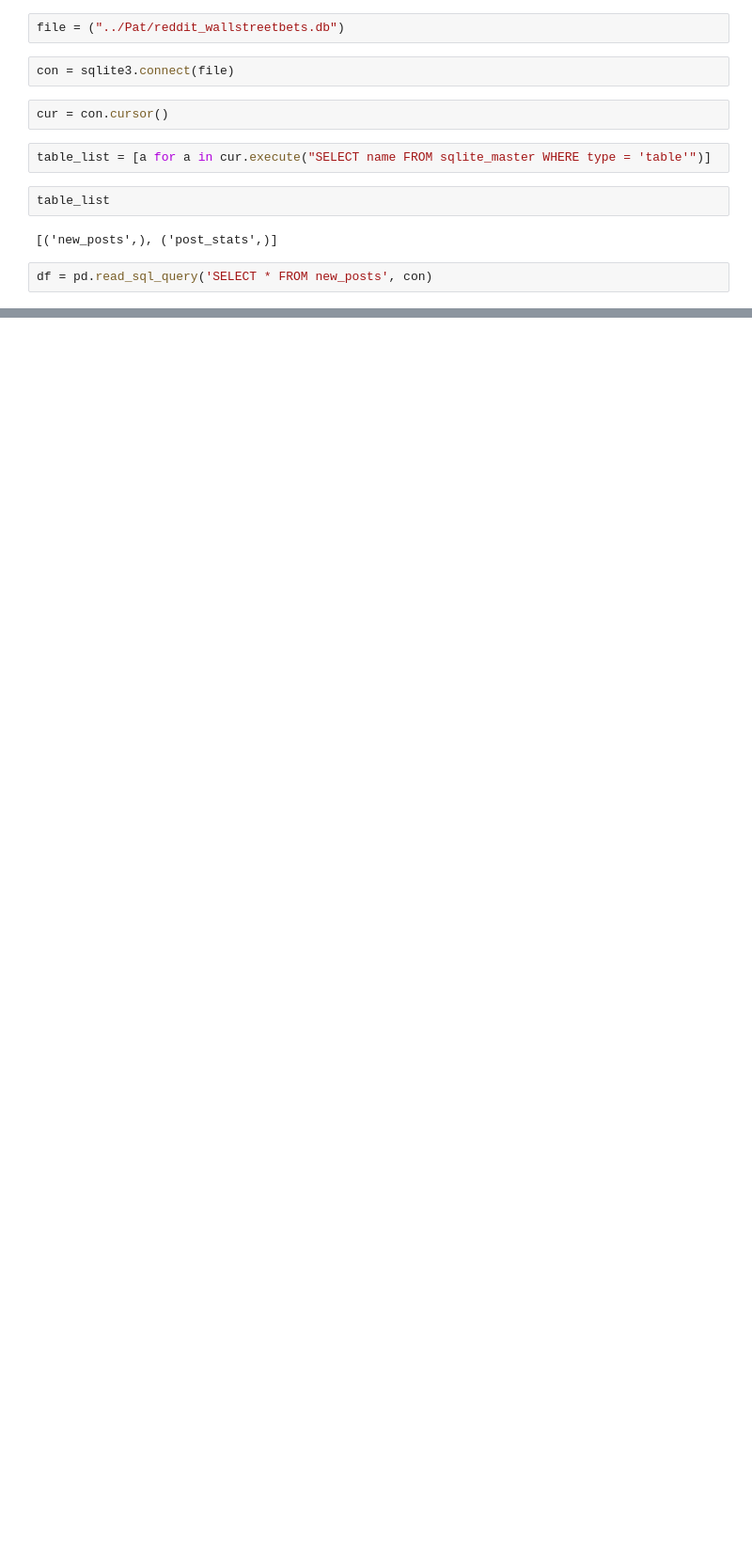
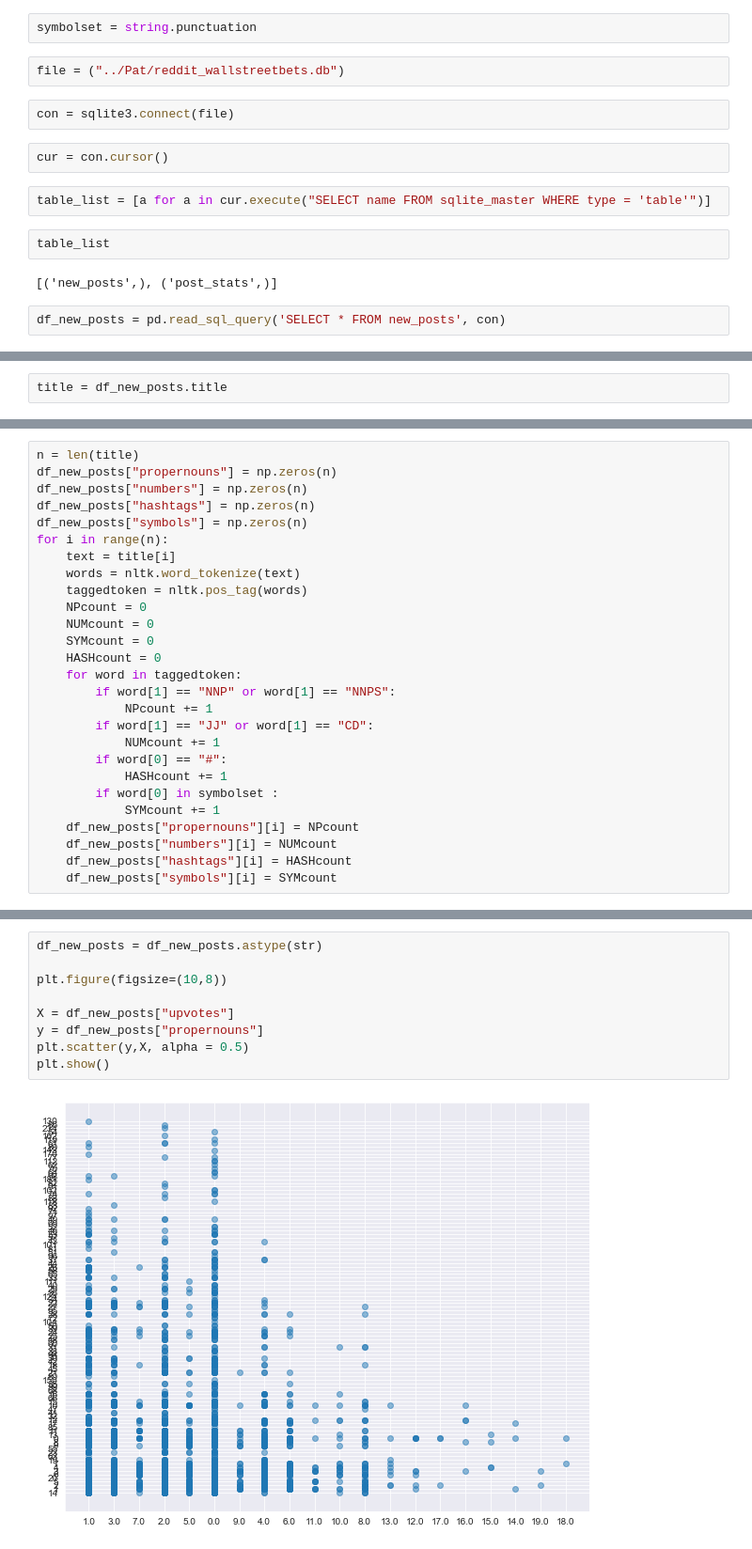
Before and after one commit to mathjkim/gazelle-erdos-fall2021, a Jupyter notebook: Jimin/open Pat's data.ipynb, the cells around one changed output, grey strips where cells are left out. Shown at 94% size. Cells and saved outputs as stored; diff of their text form; blank space fills up the shorter version.

Commit message:
count words

```diff
--- a/Jimin/open Pat's data.ipynb
+++ b/Jimin/open Pat's data.ipynb
@@ -4,3 +24,5 @@ import pandas as pd
+# %%
+symbolset = string.punctuation
 # %%
 file = ("../Pat/reddit_wallstreetbets.db")
 # %%
@@ -14,5 +36,5 @@ table_list
 # %% [output]
 [('new_posts',), ('post_stats',)]
 # %%
-df = pd.read_sql_query('SELECT * FROM new_posts', con)
+df_new_posts = pd.read_sql_query('SELECT * FROM new_posts', con)
 # %%
@@ -59,0 +58,2 @@ df2
+# %%
+title = df_new_posts.title
@@ -59,0 +83,27 @@ df2
+# %%
+n = len(title)
+df_new_posts["propernouns"] = np.zeros(n)
+df_new_posts["numbers"] = np.zeros(n)
+df_new_posts["hashtags"] = np.zeros(n)
+df_new_posts["symbols"] = np.zeros(n)
+for i in range(n):
+    text = title[i]
+    words = nltk.word_tokenize(text)
+    taggedtoken = nltk.pos_tag(words)
+    NPcount = 0
+    NUMcount = 0
+    SYMcount = 0
+    HASHcount = 0
+    for word in taggedtoken:
+        if word[1] == "NNP" or word[1] == "NNPS":
+            NPcount += 1
+        if word[1] == "JJ" or word[1] == "CD":
+            NUMcount += 1
+        if word[0] == "#":
+            HASHcount += 1
+        if word[0] in symbolset :
+            SYMcount += 1
+    df_new_posts["propernouns"][i] = NPcount
+    df_new_posts["numbers"][i] = NUMcount
+    df_new_posts["hashtags"][i] = HASHcount
+    df_new_posts["symbols"][i] = SYMcount
@@ -59,0 +143,11 @@ df2
+# %%
+df_new_posts = df_new_posts.astype(str)
+
+plt.figure(figsize=(10,8))
+
+X = df_new_posts["upvotes"]
+y = df_new_posts["propernouns"]
+plt.scatter(y,X, alpha = 0.5)
+plt.show()
+# %% [output]
+[figure, added]
```
Also changed, not shown: parts of 14 cells of this notebook, 6 other files.
